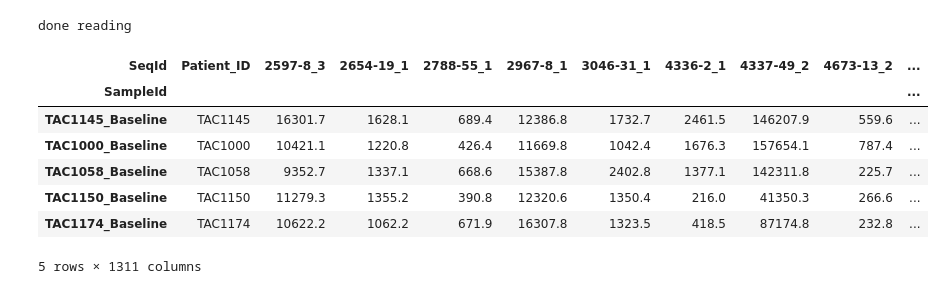
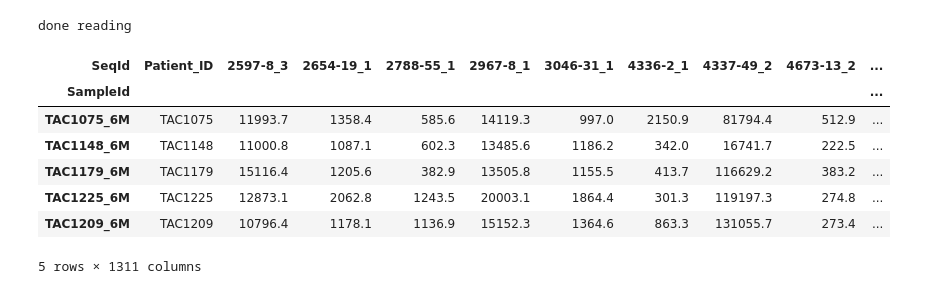
Before and after one commit to Roman0-5/RA-Map-EDA, a Jupyter notebook: notebooks/04_proteomics_preprocessing.ipynb, the cells around one changed output. Drawn from its saved outputs; the diff is of its cells as text; code cells hidden in the pictures.

```diff
--- a/notebooks/04_proteomics_preprocessing.ipynb
+++ b/notebooks/04_proteomics_preprocessing.ipynb
@@ -44,7 +71,7 @@ create_gene_lookup(df_exp)
 # %%
 # pulling saved data
-df_exp_bl = pd.read_parquet("../mid_processing_datasets/expression_matrix_bl.parquet")
-df_exp_6m = pd.read_parquet("../mid_processing_datasets/expression_matrix_6m.parquet")
+df_exp_bl = pd.read_parquet("../mid_processing_datasets/expression_matrix_baseline.parquet")
+df_exp_6m = pd.read_parquet("../mid_processing_datasets/expression_matrix_6month.parquet")
 print("done reading")
 # %% [output]
 done reading
@@ -56,15 +83,15 @@ save_report(low_variance_report,df_exp_bl, "baseline expression matrix")
 save_report(low_variance_report, df_exp_6m, "6 months expression matrix")
 # %%
 df_exp_bl.head()
-#df_exp_6m.head()
+df_exp_6m.head()
 # %% [output]
 | SeqId | Patient_ID | 2597-8_3 | 2654-19_1 | 2788-55_1 | 2967-8_1 | 3046-31_1 | 4336-2_1 | 4337-49_2 | 4673-13_2 | ... |
 | SampleId |  |  |  |  |  |  |  |  |  | ... |
-| TAC1145_Baseline | TAC1145 | 16301.7 | 1628.1 | 689.4 | 12386.8 | 1732.7 | 2461.5 | 146207.9 | 559.6 | ... |
-| TAC1000_Baseline | TAC1000 | 10421.1 | 1220.8 | 426.4 | 11669.8 | 1042.4 | 1676.3 | 157654.1 | 787.4 | ... |
-| TAC1058_Baseline | TAC1058 | 9352.7 | 1337.1 | 668.6 | 15387.8 | 2402.8 | 1377.1 | 142311.8 | 225.7 | ... |
-| TAC1150_Baseline | TAC1150 | 11279.3 | 1355.2 | 390.8 | 12320.6 | 1350.4 | 216.0 | 41350.3 | 266.6 | ... |
-| TAC1174_Baseline | TAC1174 | 10622.2 | 1062.2 | 671.9 | 16307.8 | 1323.5 | 418.5 | 87174.8 | 232.8 | ... |
+| TAC1075_6M | TAC1075 | 11993.7 | 1358.4 | 585.6 | 14119.3 | 997.0 | 2150.9 | 81794.4 | 512.9 | ... |
+| TAC1148_6M | TAC1148 | 11000.8 | 1087.1 | 602.3 | 13485.6 | 1186.2 | 342.0 | 16741.7 | 222.5 | ... |
+| TAC1179_6M | TAC1179 | 15116.4 | 1205.6 | 382.9 | 13505.8 | 1155.5 | 413.7 | 116629.2 | 383.2 | ... |
+| TAC1225_6M | TAC1225 | 12873.1 | 2062.8 | 1243.5 | 20003.1 | 1864.4 | 301.3 | 119197.3 | 274.8 | ... |
+| TAC1209_6M | TAC1209 | 10796.4 | 1178.1 | 1136.9 | 15152.3 | 1364.6 | 863.3 | 131055.7 | 273.4 | ... |
 5 rows × 1311 columns
 # %%
 extract_dtypes(df_exp_bl, verbose=True)
```
Also changed, not shown: parts of 3 cells of this notebook, 1 other file.
